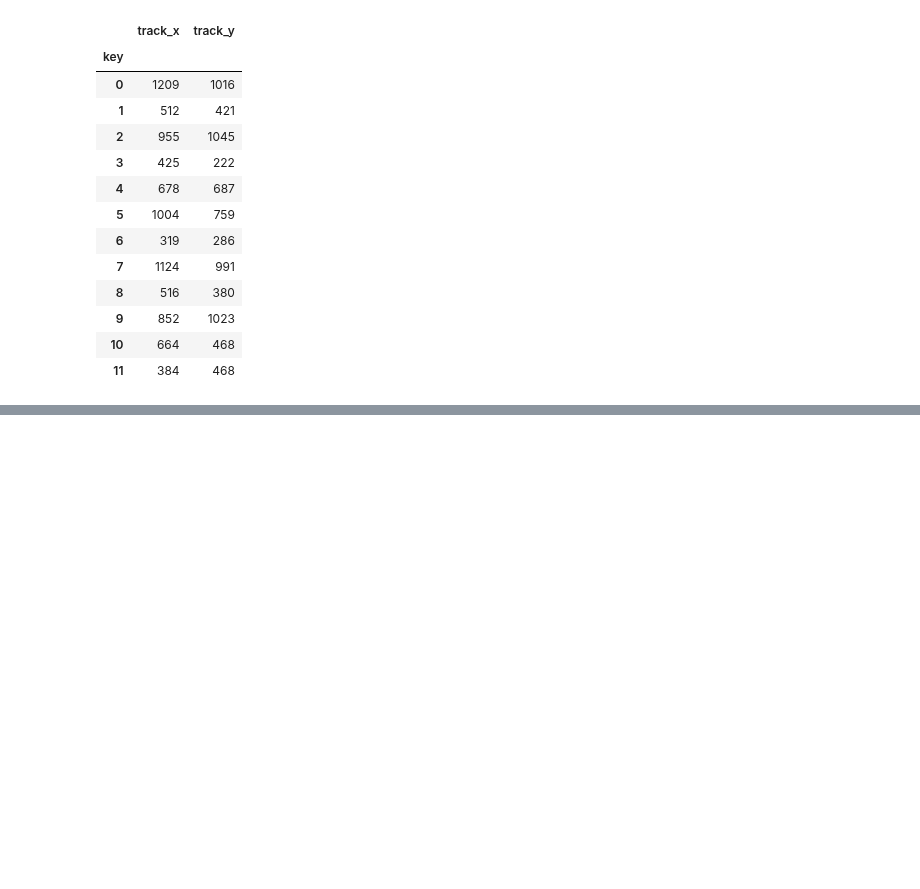
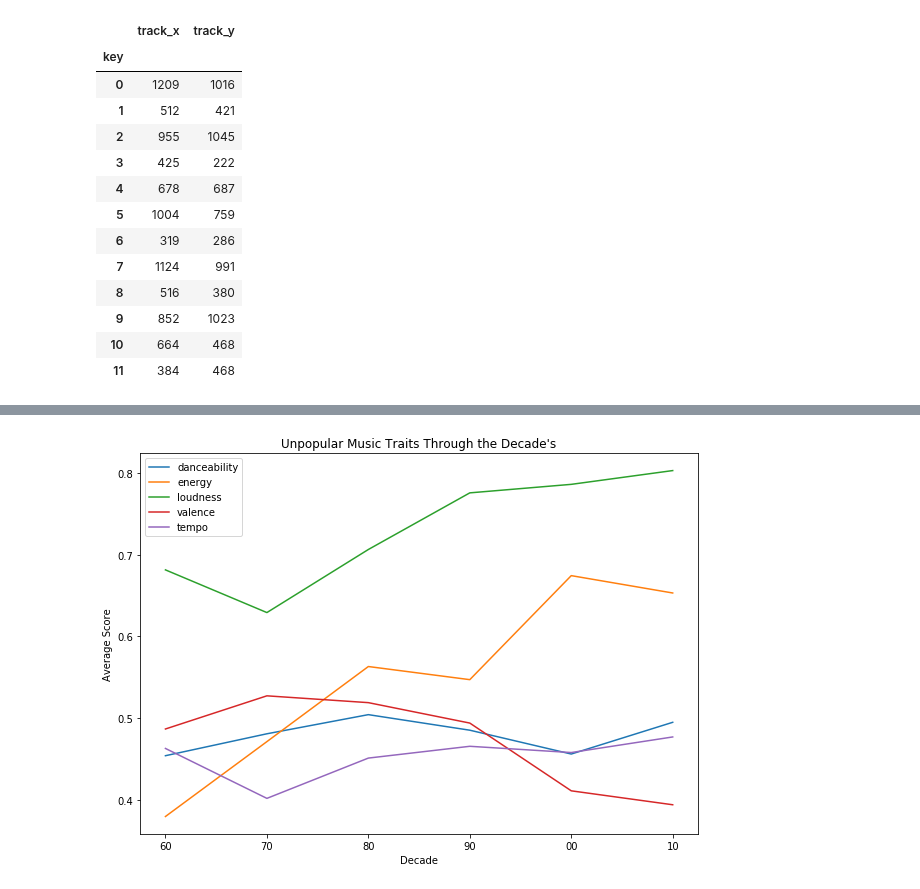
Before and after one commit to zsvorenova/Group_Three, a Jupyter notebook: carol.ipynb, the cells around one changed output, grey strips where cells are left out. Saved outputs shown, nothing was run; the diff lists cells and outputs as text; code cells hidden in the pictures; blank space fills up the shorter version.

```diff
--- a/carol.ipynb
+++ b/carol.ipynb
@@ -1424,0 +1528,25 @@ decadecol
+# %%
+#wanted to see a line chart like we did previously but by popular vs unpopular songs
+dfsixty2 = dfsixty.groupby(["target"]).mean()
+dfsixty4 = dfsixty2.drop(['key', 'mode', 'speechiness', 'acousticness', 'instrumentalness', 'liveness', 'duration_ms', 'time_signature', 'chorus_hit', 'sections'], axis = 1)
+dfseventy2 = dfseventy.groupby(["target"]).mean()
+dfseventy4 = dfseventy2.drop(['key', 'mode', 'speechiness', 'acousticness', 'instrumentalness', 'liveness', 'duration_ms', 'time_signature', 'chorus_hit', 'sections'], axis = 1)
+dfeighty2 = dfeighty.groupby(["target"]).mean()
+dfeighty4 = dfeighty2.drop(['key', 'mode', 'speechiness', 'acousticness', 'instrumentalness', 'liveness', 'duration_ms', 'time_signature', 'chorus_hit', 'sections'], axis = 1)
+dfninty2 = dfninty.groupby(["target"]).mean()
+dfninty4 = dfninty2.drop(['key', 'mode', 'speechiness', 'acousticness', 'instrumentalness', 'liveness', 'duration_ms', 'time_signature', 'chorus_hit', 'sections'], axis = 1)
+dftwo_thousand2 = dftwo_thousand.groupby(["target"]).mean()
+dftwo_thousand4 = dftwo_thousand2.drop(['key', 'mode', 'speechiness', 'acousticness', 'instrumentalness', 'liveness', 'duration_ms', 'time_signature', 'chorus_hit', 'sections'], axis = 1)
+dftens2 = dftens.groupby(["target"]).mean()
+dftens4 = dftens2.drop(['key', 'mode', 'speechiness', 'acousticness', 'instrumentalness', 'liveness', 'duration_ms', 'time_signature', 'chorus_hit', 'sections'], axis = 1)
+
+decadedef = pd.DataFrame({"year": ["60", "60", "70", "70", "80","80", "90", "90", "00", "00", "10", "10"],
+                         "target": [0, 1, 0, 1, 0, 1, 0, 1, 0, 1, 0, 1]})
+
+
+frames= [dfsixty4, dfseventy4, dfeighty4, dfninty4, dftwo_thousand4, dftens4]
+result = pd.concat(frames)
+# %%
+#reset my index
+results2 = result.reset_index()
+results2
@@ -1424,0 +1567,6 @@ decadecol
+# %%
+#merged on index and then reset the index to year
+final = pd.merge(results2,decadedef, right_index=True, left_index=True )
+final2 = final.drop(['target_y'], axis = 1)
+final3 = final2.set_index(['year'])
+final3
@@ -1424,0 +1588,13 @@ decadecol
+# %%
+#Called only Unpopluar Data and Plot
+unpop = final3.loc[final3["target_x"] == 0]
+unpop2 = unpop.drop(['target_x'], axis = 1)
+# %%
+unpop2.plot(figsize=(10,7))
+plt.ylabel("Average Score")
+plt.xlabel("Decade")
+#plt.xticks([0, 1, 2, 3, 4, 5], ["60's", "70's", "80's", "90's", "00's", "10's"])
+plt.title("Unpopular Music Traits Through the Decade's");
+plt.savefig('Unpop_output.png')
+# %% [output]
+[figure, added]
```
Also changed, not shown: parts of 69 cells of this notebook, 3 other files.
